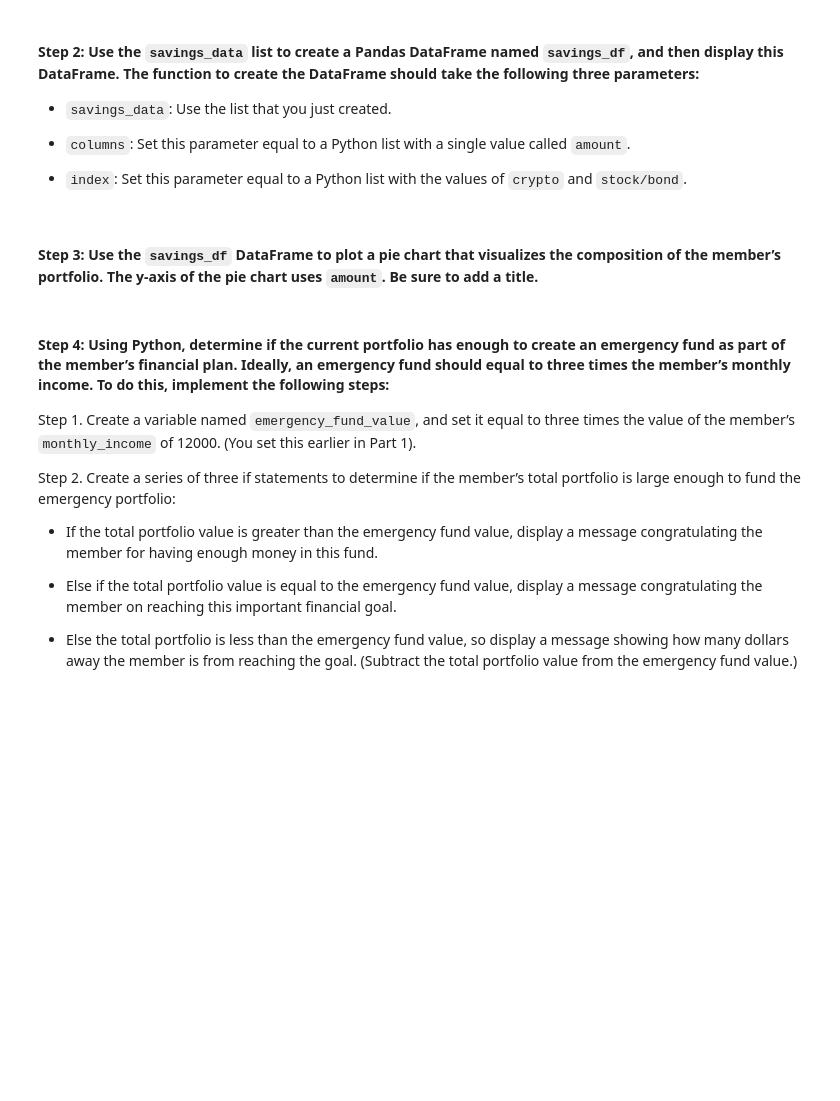
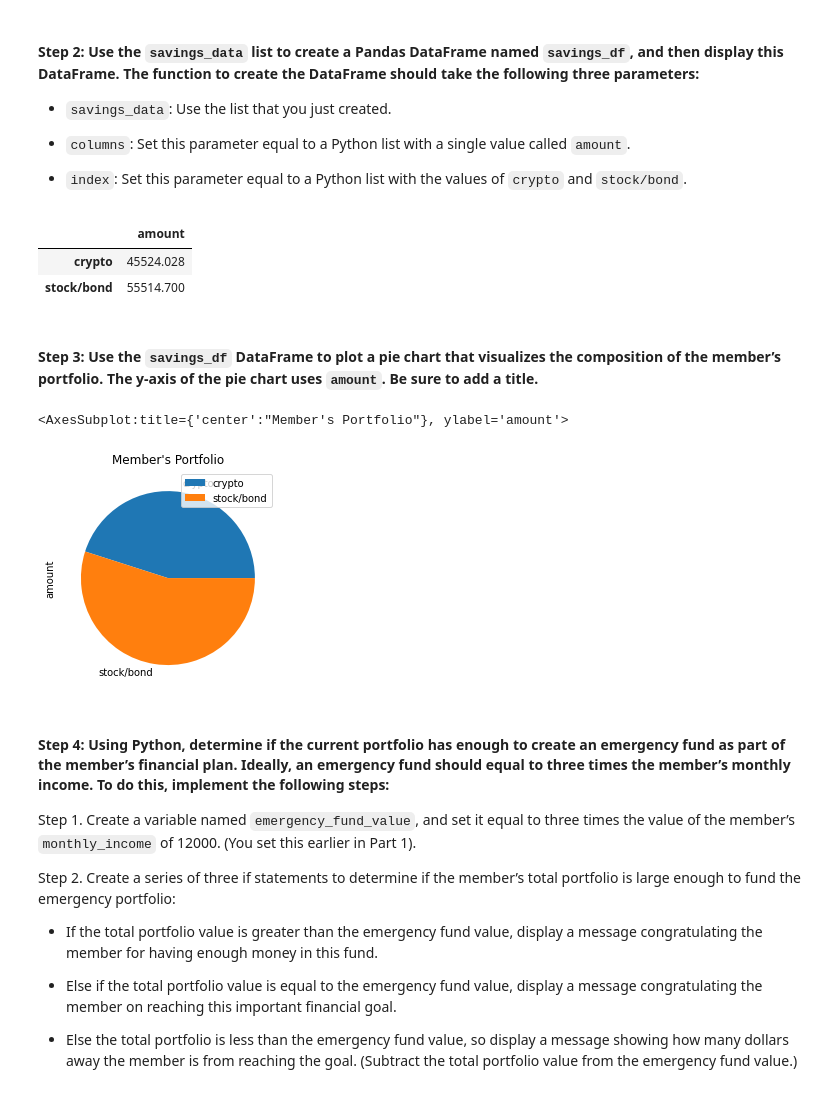
Before and after one commit to diegoalcocer/financial-planner, a Jupyter notebook: financial_planning_tools.ipynb, the cells around one changed output. Saved outputs shown, nothing was run; the diff lists cells and outputs as text; code cells hidden in the pictures; blank space fills up the shorter version.

Commit message:
Calculate the stock and bonds portfolio. Total portfolio: Stocks, Bonds and Crypto. Plot pie chart to visualize portfolio.

```diff
--- a/financial_planning_tools.ipynb
+++ b/financial_planning_tools.ipynb
@@ -258,6 +268,6 @@ agg_value = # YOUR CODE HERE
 # %%
 # Calculate the current value of the stock portion of the portfolio
-spy_value = # YOUR CODE HERE
+spy_value = spy_close_price * spy_shares
 
 # Print the current value of the stock portfolio
-# YOUR CODE HERE
+print(f"The current value of the SPY portfolio: {spy_value:.2f}")
@@ -264,6 +276,6 @@ spy_value = # YOUR CODE HERE
 # %%
 # Calculate the total value of the stock and bond portion of the portfolio
-total_stocks_bonds = # YOUR CODE HERE
+total_stocks_bonds = agg_value + spy_value
 
 # Print the current balance of the stock and bond portion of the portfolio
-# YOUR CODE HERE
+print(f"the current balance of the stock and bond portion of the portfolio: {total_stocks_bonds:.2f}")
@@ -306,7 +322,7 @@ In this section, you’ll use the valuations for the cryptocurrency wallet and f
 #### Step 1: Create a Python list named `savings_data` that has two elements. The first element contains the total value of the cryptocurrency wallet. The second element contains the total value of the stock and bond portions of the portfolio.
 # %%
 # Consolidate financial assets data into a Python list
-# YOUR CODE HERE
+savings_data = [total_crypto_wallet, total_stocks_bonds]
 
 # Review the Python list savings_data
-# YOUR CODE HERE
+print(savings_data)
@@ -320,15 +338,22 @@ In this section, you’ll use the valuations for the cryptocurrency wallet and f
 - `index`: Set this parameter equal to a Python list with the values of `crypto` and `stock/bond`.
 # %%
 # Create a Pandas DataFrame called savings_df
-# YOUR CODE HERE
+savings_df = pd.DataFrame(savings_data,columns = ["amount"], index=["crypto","stock/bond"])
 
 # Display the savings_df DataFrame
-# YOUR CODE HERE
+display(savings_df)
+# %% [output]
+|  | amount |
+| crypto | 45524.028 |
+| stock/bond | 55514.700 |
 # %% [markdown]
 #### Step 3: Use the `savings_df` DataFrame to plot a pie chart that visualizes the composition of the member’s portfolio. The y-axis of the pie chart uses `amount`. Be sure to add a title.
 # %%
 # Plot the total value of the member's portfolio (crypto and stock/bond) in a pie chart
-# YOUR CODE HERE
+savings_df.plot.pie(y='amount', title="Member's Portfolio")
+# %% [output]
+<AxesSubplot:title={'center':"Member's Portfolio"}, ylabel='amount'>
+[figure, added]
 # %% [markdown]
 #### Step 4: Using Python, determine if the current portfolio has enough to create an emergency fund as part of the member’s financial plan. Ideally, an emergency fund should equal to three times the member’s monthly income. To do this, implement the following steps:
 
```
Also changed, not shown: parts of 9 cells of this notebook.
